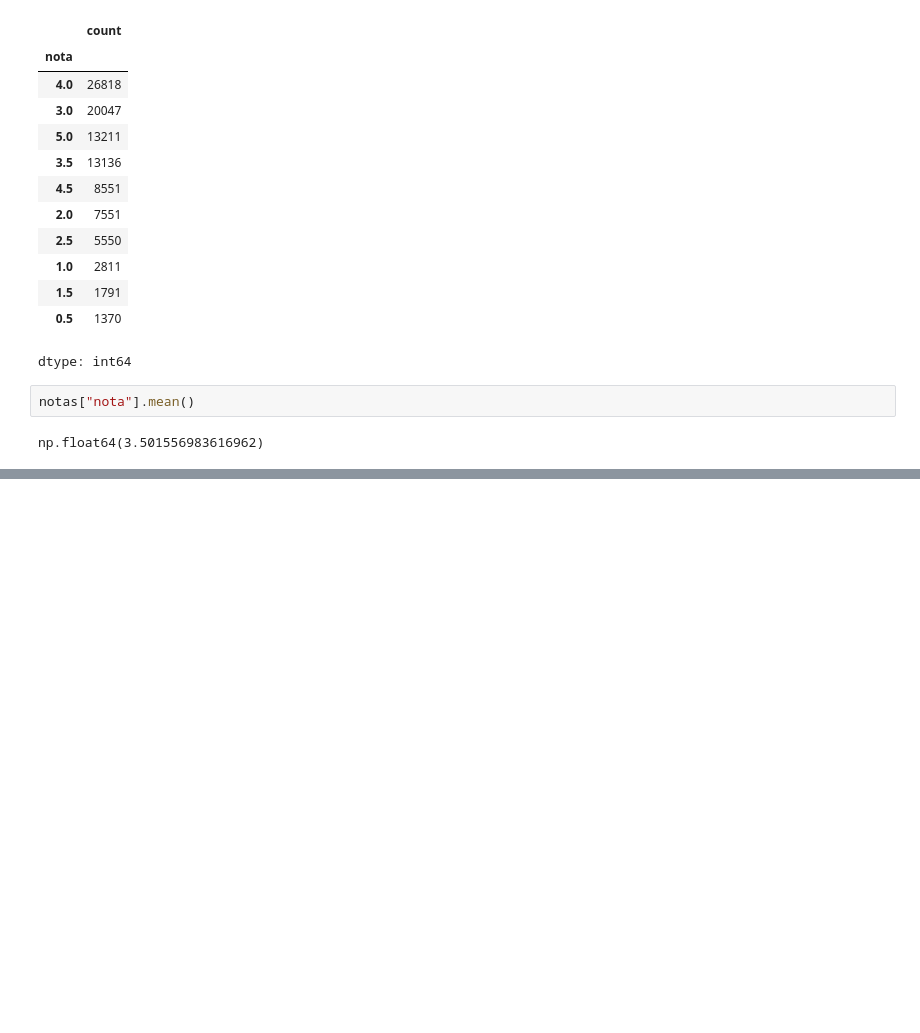
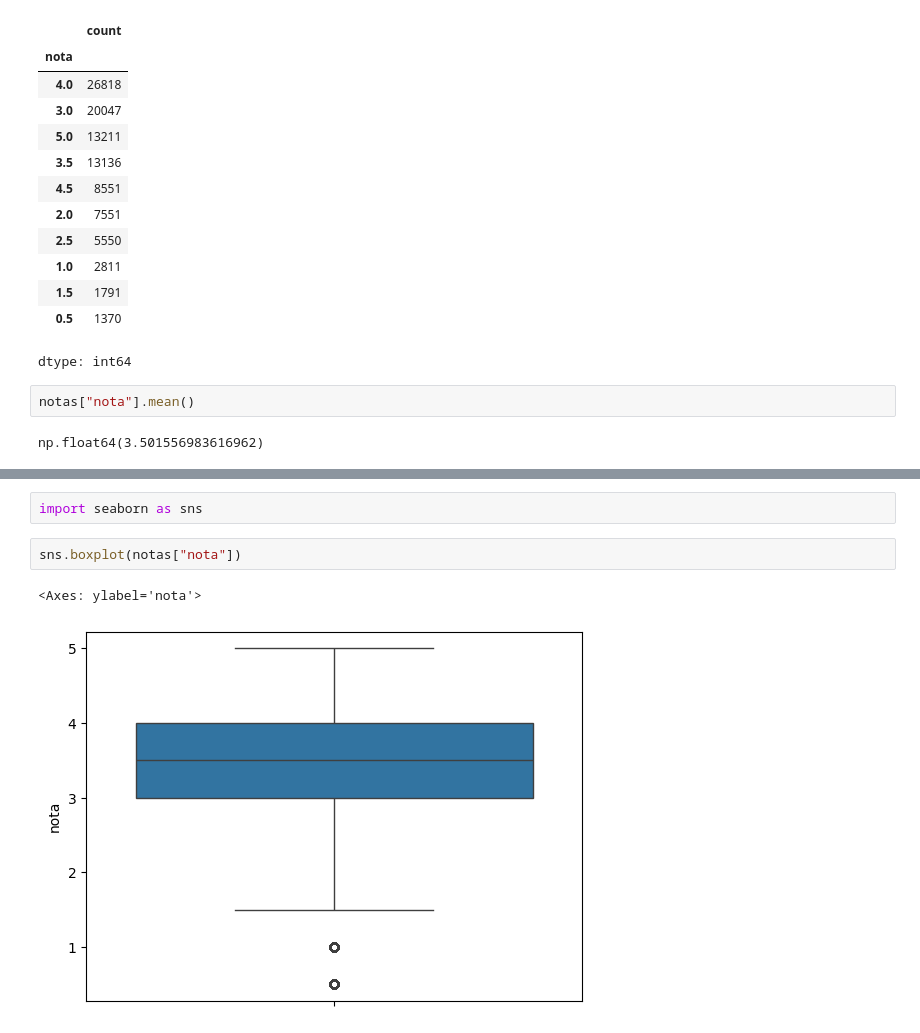
Before and after one commit to ThalitaFD/AC1-09-03, a Jupyter notebook: Untitled0.ipynb, the cells around one changed output, grey strips where cells are left out. Cells and saved outputs as stored; diff of their text form; blank space fills up the shorter version.

```diff
--- a/Untitled0.ipynb
+++ b/Untitled0.ipynb
@@ -76,0 +112,7 @@ np.float64(3.501556983616962)
+# %%
+import seaborn as sns
+# %%
+sns.boxplot(notas["nota"])
+# %% [output]
+<Axes: ylabel='nota'>
+[figure, added]
```
Also changed, not shown: parts of 24 cells of this notebook.
